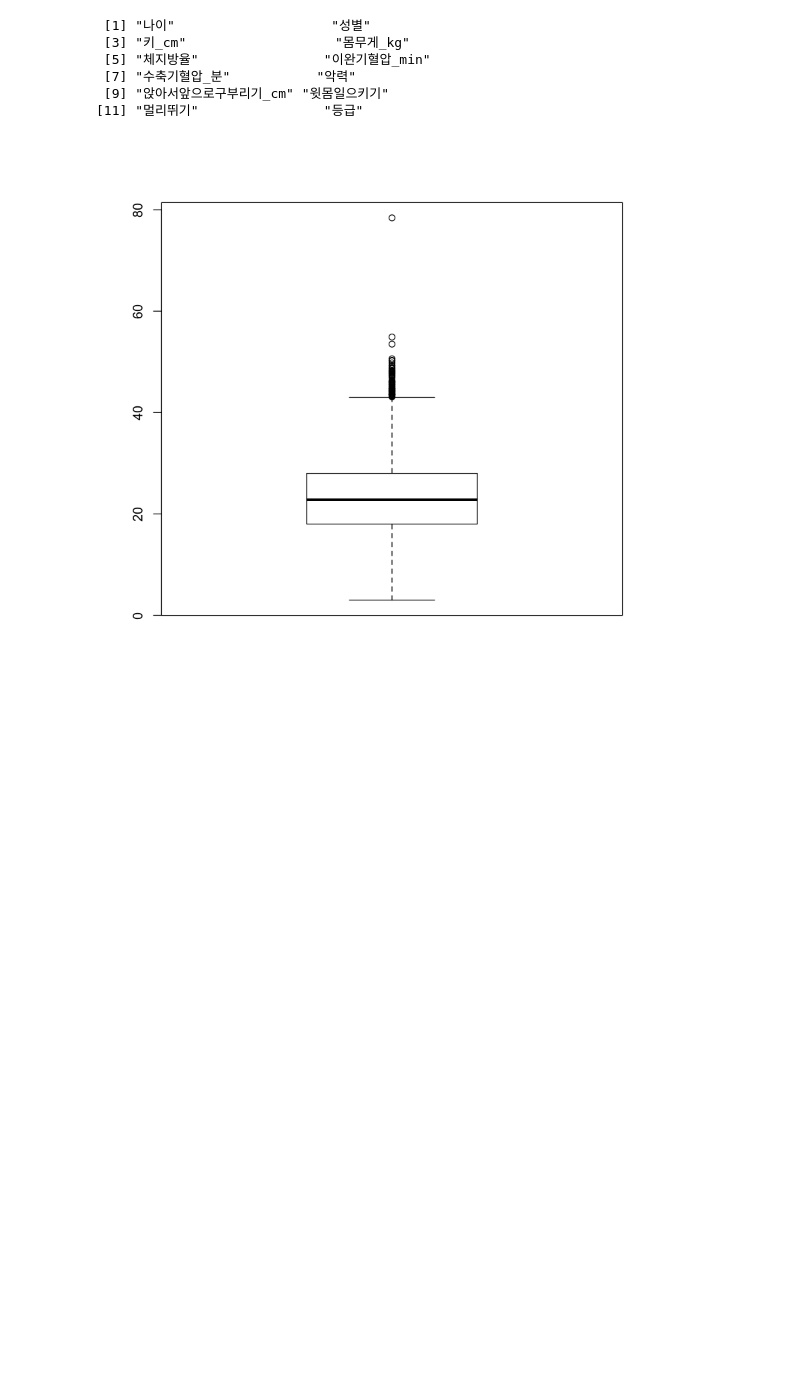
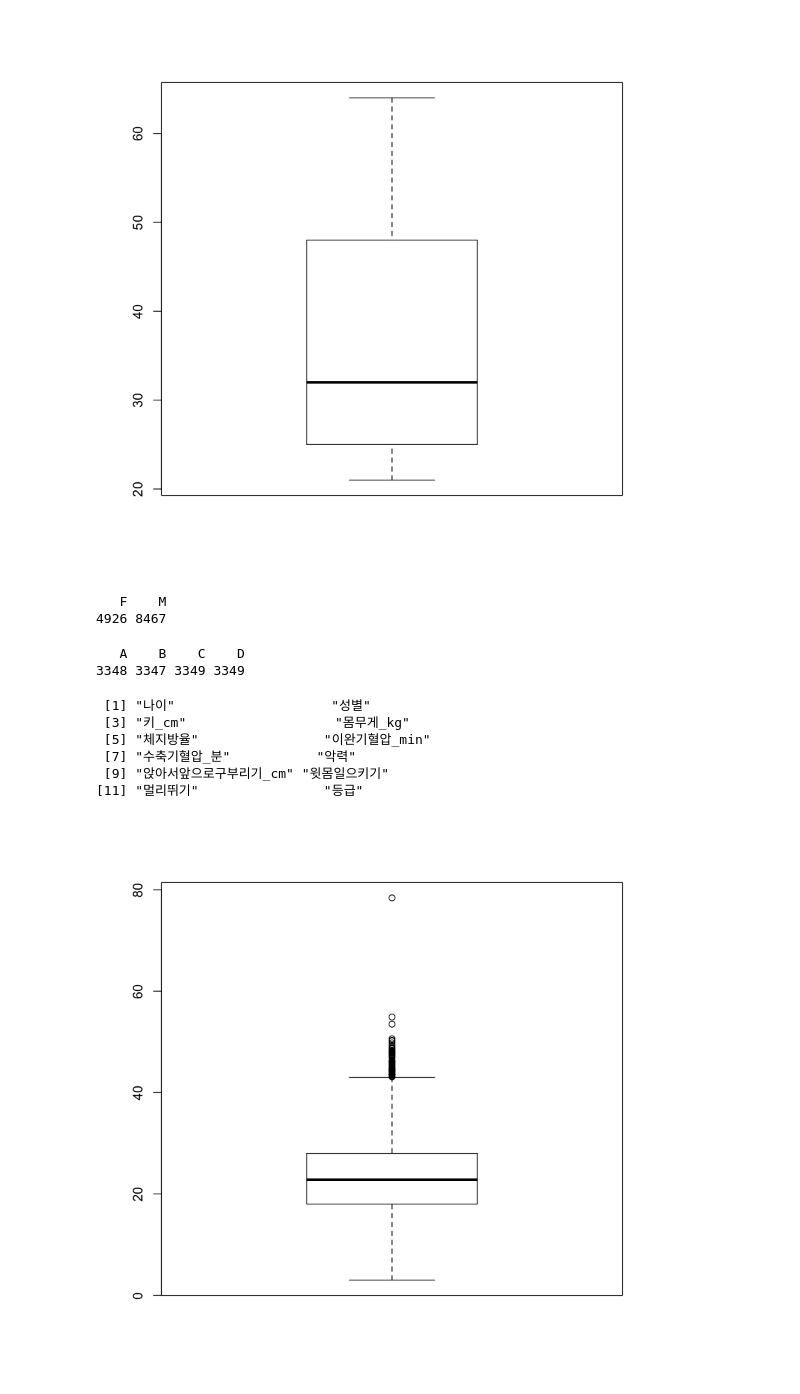
Before and after one commit to swyoo39/R_base, a Jupyter notebook: R_base/220607_BP.ipynb, the cells around one changed output. Cells and saved outputs as stored; diff of their text form; code cells hidden in the pictures; blank space fills up the shorter version.

```diff
--- a/R_base/220607_BP.ipynb
+++ b/R_base/220607_BP.ipynb
@@ -19,6 +19,18 @@ BP
 | 39 | M | 177.2 | 80.50 | 20.1 | 78 | 132 | 63.5 | 16.4 | 45 | 229 | ... |
 | 64 | F | 146.1 | 57.70 | 40.4 | 68 | 121 | 19.3 | 9.2 | 0 | 75 | ... |
 | 34 | M | 164.0 | 66.10 | 19.5 | 82 | 150 | 35.9 | 7.1 | 51 | 180 | ... |
+# %%
+boxplot(BP$나이)
+# %% [output]
+[figure, added]
+# %%
+table(BP$성별)
+table(BP$등급)
+# %% [output]
+   F    M
+4926 8467
+   A    B    C    D
+3348 3347 3349 3349
 # %%
 colnames(BP)
 # %% [output]
```
Also changed, not shown: parts of 13 cells of this notebook, 7 other files.
